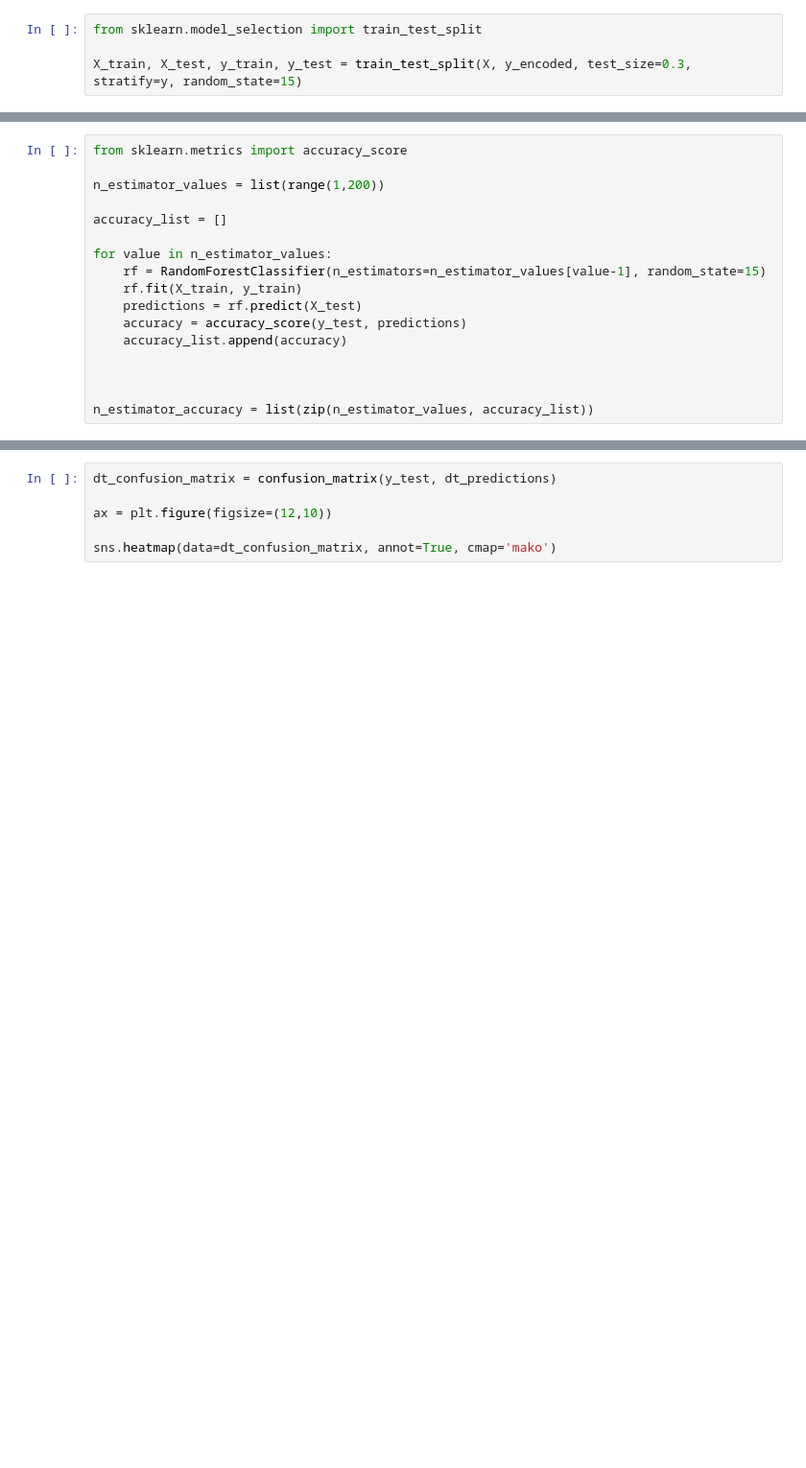
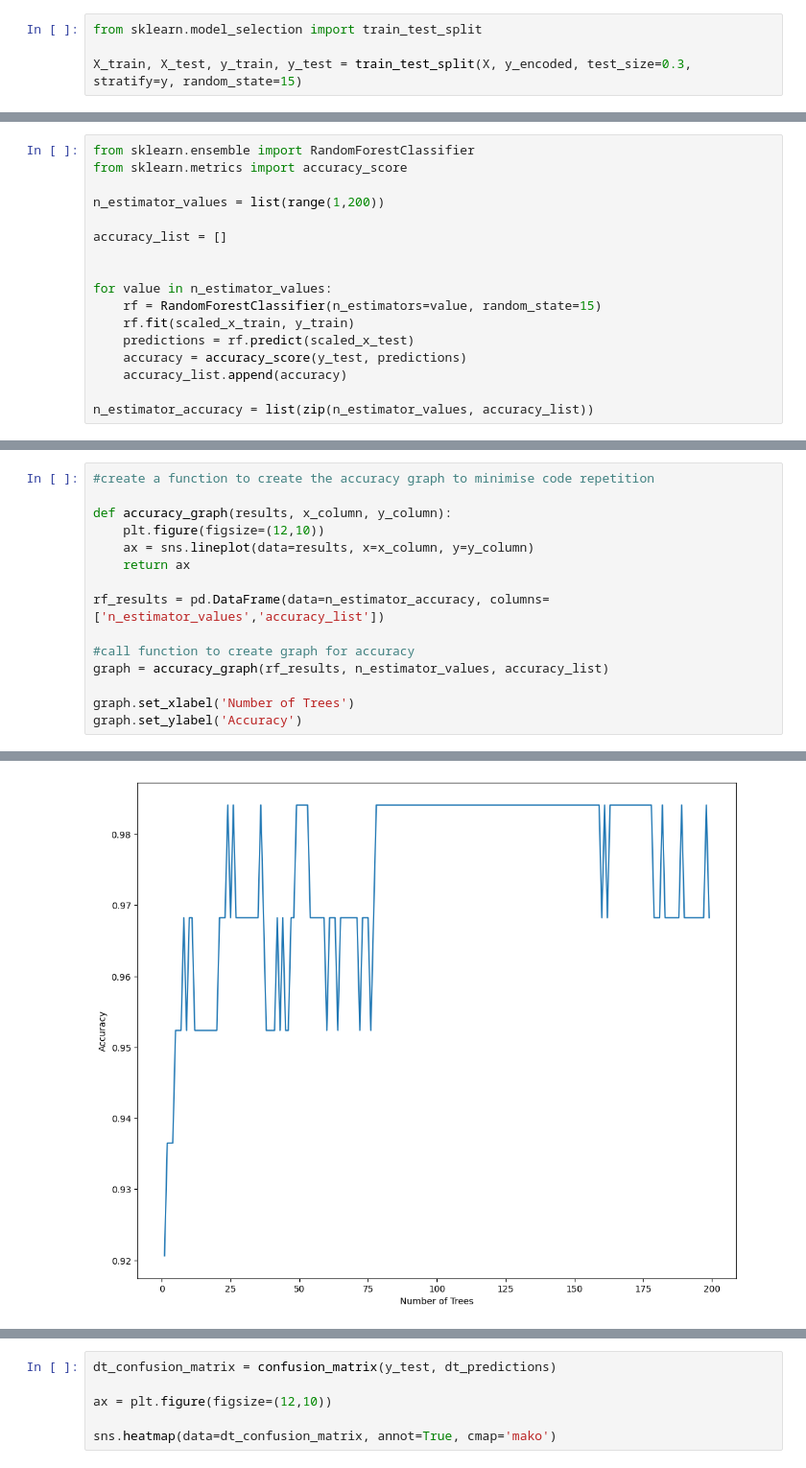
Before and after one commit to kaylamasson/CM3151-machine-learning-kaylamasson, a Jupyter notebook: seeds_classification.ipynb, the cells around one changed output, grey strips where cells are left out. Shown at 96% size. Drawn from its saved outputs; the diff is of its cells as text; blank space fills up the shorter version.

```diff
--- a/seeds_classification.ipynb
+++ b/seeds_classification.ipynb
@@ -342,17 +362,17 @@ Experiment with number of trees in Random Forest classifier to get the best accu
 # %%
+from sklearn.ensemble import RandomForestClassifier
 from sklearn.metrics import accuracy_score
 
 n_estimator_values = list(range(1,200))
 
 accuracy_list = []
 
+
 for value in n_estimator_values:
-    rf = RandomForestClassifier(n_estimators=n_estimator_values[value-1], random_state=15)
-    rf.fit(X_train, y_train)
-    predictions = rf.predict(X_test)
+    rf = RandomForestClassifier(n_estimators=value, random_state=15)
+    rf.fit(scaled_x_train, y_train)
+    predictions = rf.predict(scaled_x_test)
     accuracy = accuracy_score(y_test, predictions)
     accuracy_list.append(accuracy)
 
-
-
 n_estimator_accuracy = list(zip(n_estimator_values, accuracy_list))
@@ -370,0 +381,16 @@ Text(0, 0.5, 'Accuracy')
+# %%
+#create a function to create the accuracy graph to minimise code repetition
+
+def accuracy_graph(results, x_column, y_column):
+    plt.figure(figsize=(12,10))
+    ax = sns.lineplot(data=results, x=x_column, y=y_column)
+    return ax
+
+rf_results = pd.DataFrame(data=n_estimator_accuracy, columns=['n_estimator_values','accuracy_list'])
+
+#call function to create graph for accuracy
+graph = accuracy_graph(rf_results, n_estimator_values, accuracy_list)
+
+graph.set_xlabel('Number of Trees')
+graph.set_ylabel('Accuracy')
+# %% [output]
@@ -371,3 +398,4 @@ Text(0, 0.5, 'Accuracy')
+[figure, added]
 # %% [markdown]
 The line graph above shows there is a relationship between the number of trees and the model's accuracy.
 
```
Also changed, not shown: parts of 46 cells of this notebook.
